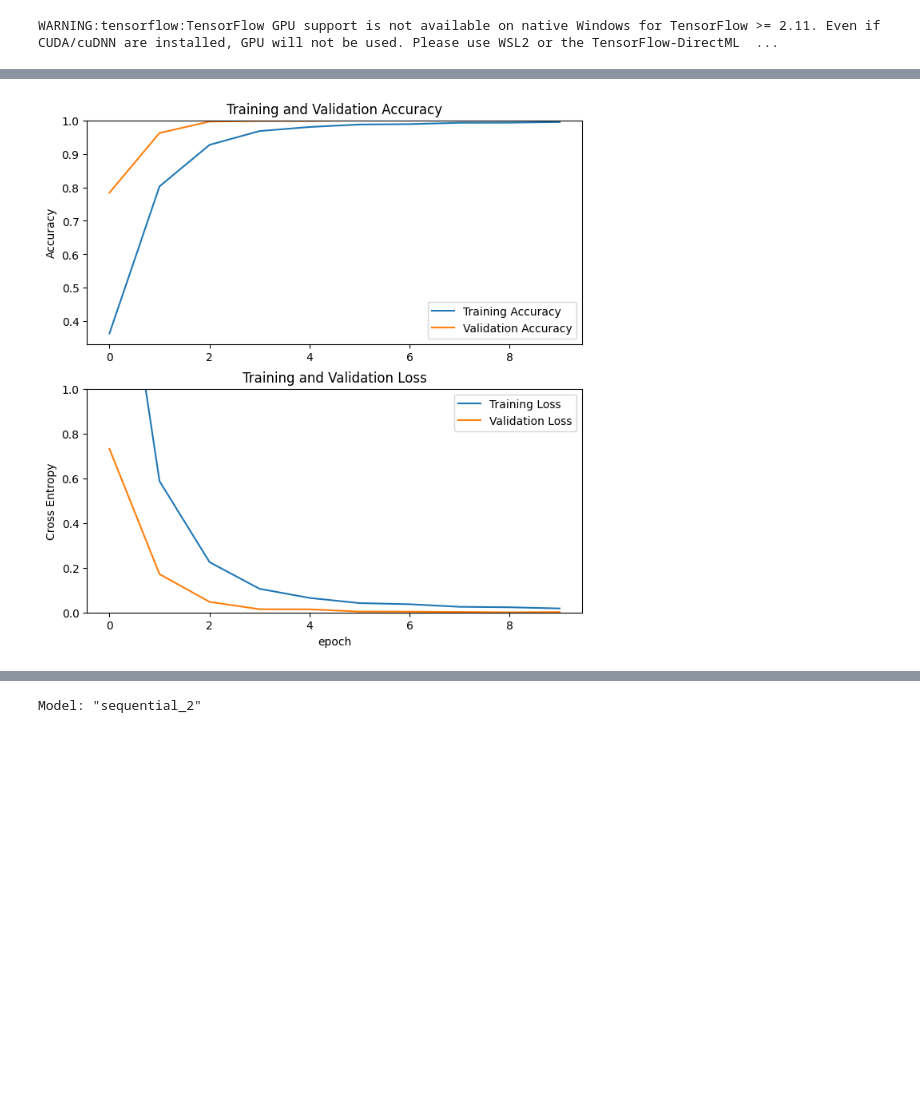
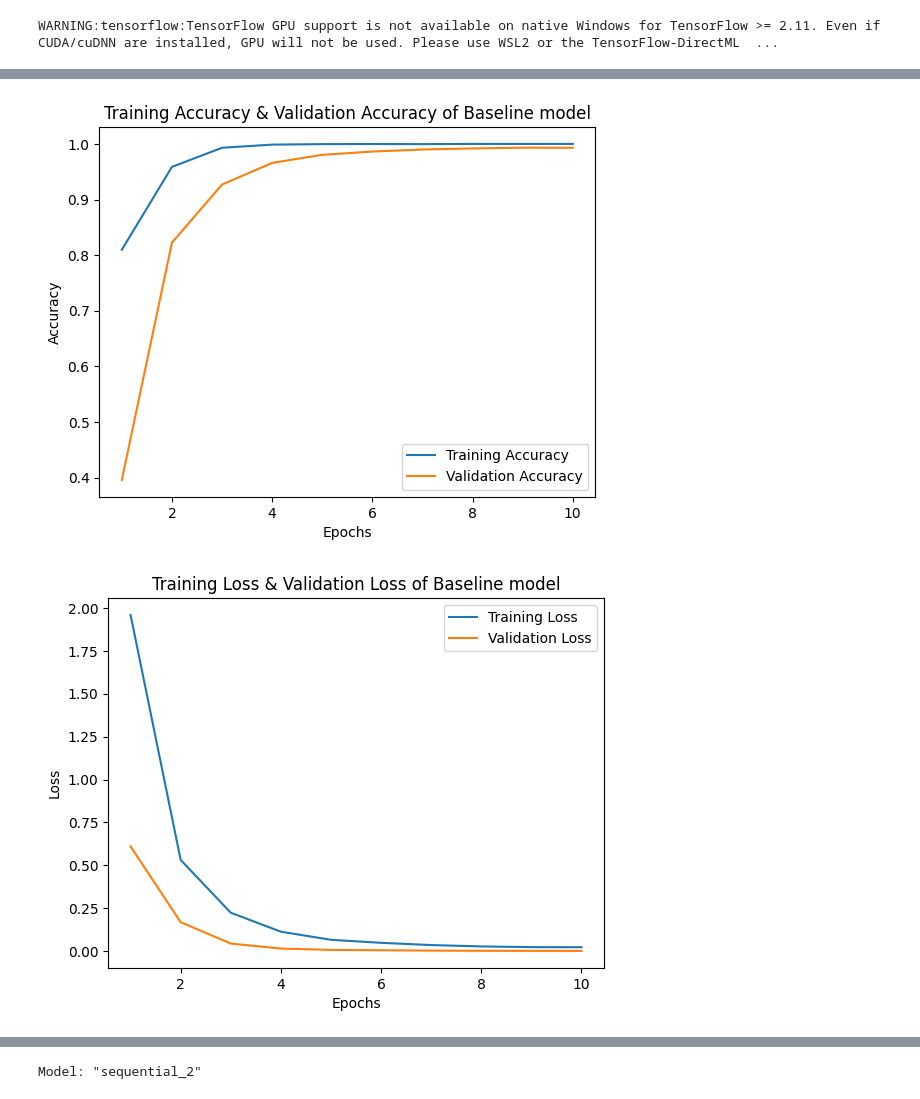
Before and after one commit to DuyAnh628/cnn_mnist, a Jupyter notebook: cnn.ipynb, the cells around one changed output, grey strips where cells are left out. Drawn from its saved outputs; the diff is of its cells as text; code cells hidden in the pictures; blank space fills up the shorter version.

```diff
--- a/cnn.ipynb
+++ b/cnn.ipynb
@@ -149,31 +128,28 @@ Epoch 10/10
 # %%
-
 acc = history.history['accuracy']
 val_acc = history.history['val_accuracy']
+epochs = [1,2,3,4,5,6,7,8,9,10]
+
+plt.plot(epochs, val_acc)
+plt.plot(epochs, acc)
+plt.xlabel('Epochs')
+plt.ylabel('Accuracy')
+plt.title('Training Accuracy & Validation Accuracy of Baseline model')
+plt.legend(['Training Accuracy', 'Validation Accuracy'])
+plt.show()
 
 loss = history.history['loss']
 val_loss = history.history['val_loss']
-
-plt.figure(figsize=(8, 8))
-plt.subplot(2, 1, 1)
-plt.plot(acc, label='Training Accuracy')
-plt.plot(val_acc, label='Validation Accuracy')
-plt.legend(loc='lower right')
-plt.ylabel('Accuracy')
-plt.ylim([min(plt.ylim()),1])
-plt.title('Training and Validation Accuracy')
-
-plt.subplot(2, 1, 2)
-plt.plot(loss, label='Training Loss')
-plt.plot(val_loss, label='Validation Loss')
-plt.legend(loc='upper right')
-plt.ylabel('Cross Entropy')
-plt.ylim([0,1.0])
-plt.title('Training and Validation Loss')
-plt.xlabel('epoch')
+plt.plot(epochs, loss)
+plt.plot(epochs, val_loss)
+plt.xlabel('Epochs')
+plt.ylabel('Loss')
+plt.title('Training Loss & Validation Loss of Baseline model')
+plt.legend(['Training Loss', 'Validation Loss'])
 plt.show()
 # %% [output]
-[figure, old version]
+[figure, new version]
+[figure, added]
 # %%
 prediction = model.predict(test_set)
 # %% [output]
```
Also changed, not shown: parts of 14 cells of this notebook.
